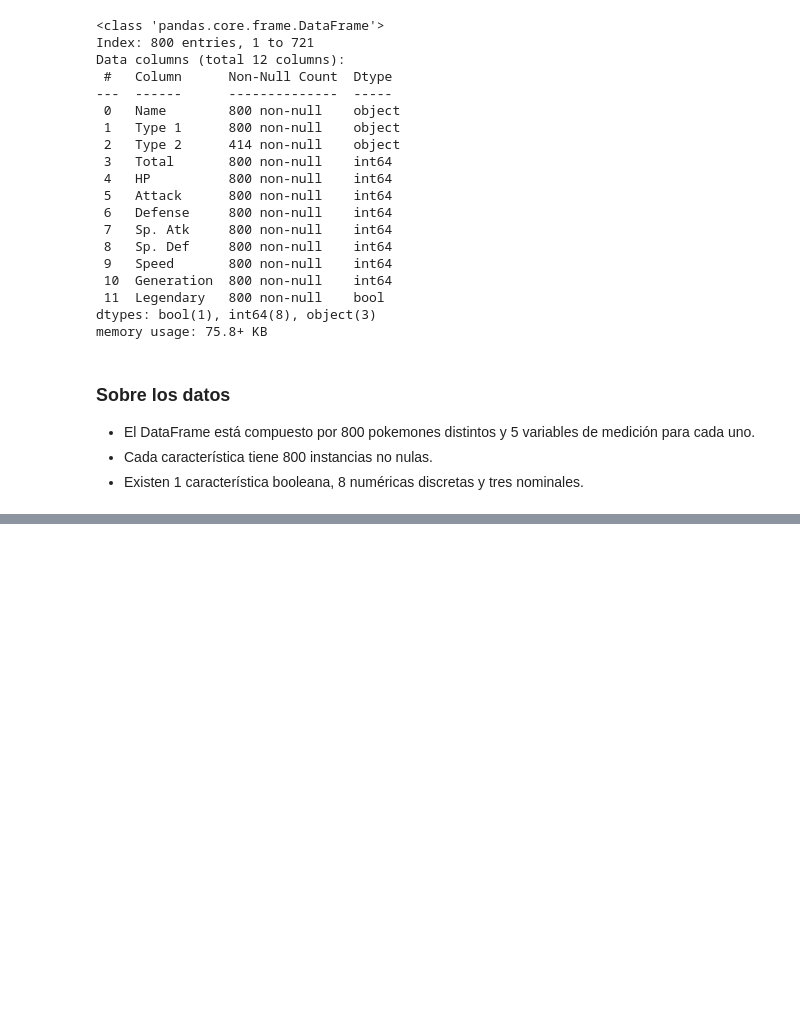
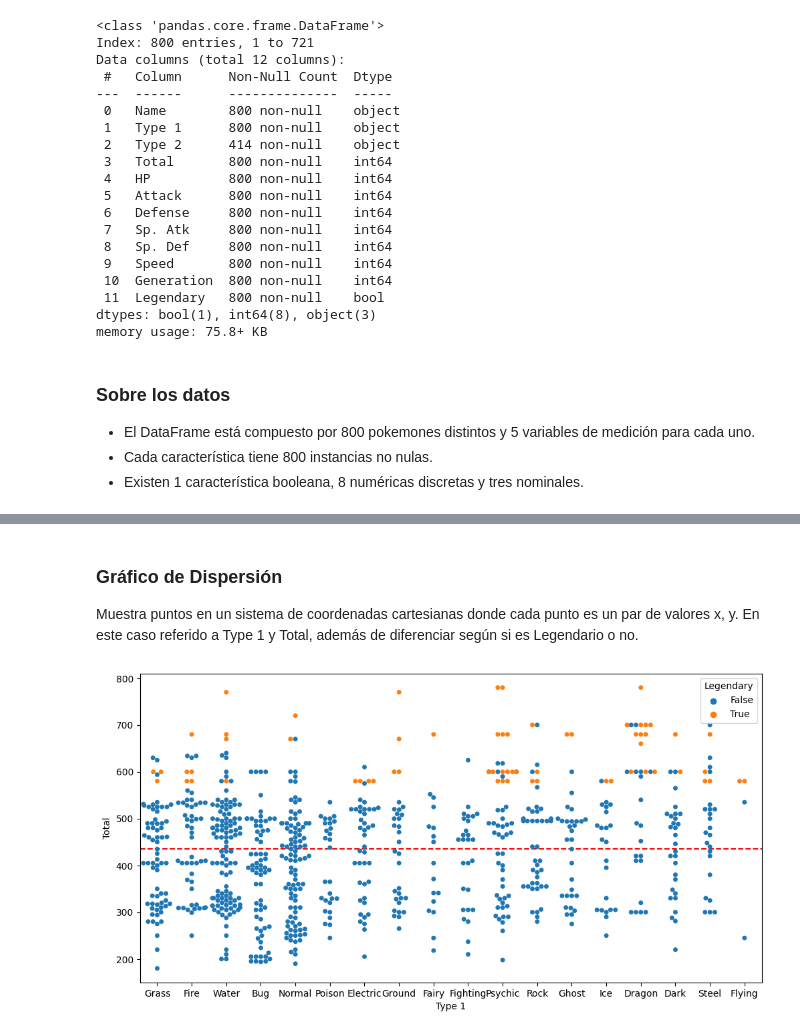
Before and after one commit to sonoAESS/Estudio-Inteligencia-Artificial, a Jupyter notebook: Seminario 1 Análisis descriptivo del Dataset de Pokémon/pokemon.ipynb, the cells around one changed output, grey strips where cells are left out. Cells and saved outputs as stored; diff of their text form; code cells hidden in the pictures; blank space fills up the shorter version.

```diff
--- a/Seminario 1/pokemon.ipynb
+++ b/Seminario 1 Análisis descriptivo del Dataset de Pokémon/pokemon.ipynb
@@ -280,0 +261,13 @@ plt.show()
+# %% [markdown]
+### Gráfico de Dispersión
+Muestra puntos en un sistema de coordenadas cartesianas donde cada punto es un par de valores x, y. En este caso referido a Type 1 y Total, además de diferenciar según si es Legendario o no.
+# %%
+#preparar gráfico
+plt.figure(figsize=(12,6))
+sns.swarmplot(x='Type 1',y='Total',data=df,hue='Legendary')
+
+#muestra de la media del total con una línea discontinua roja
+plt.axhline(df['Total'].mean(),color='red',linestyle='dashed')
+plt.show()
+# %% [output]
+[figure, added]
```
Also changed, not shown: parts of 38 cells of this notebook, 3 other files.
